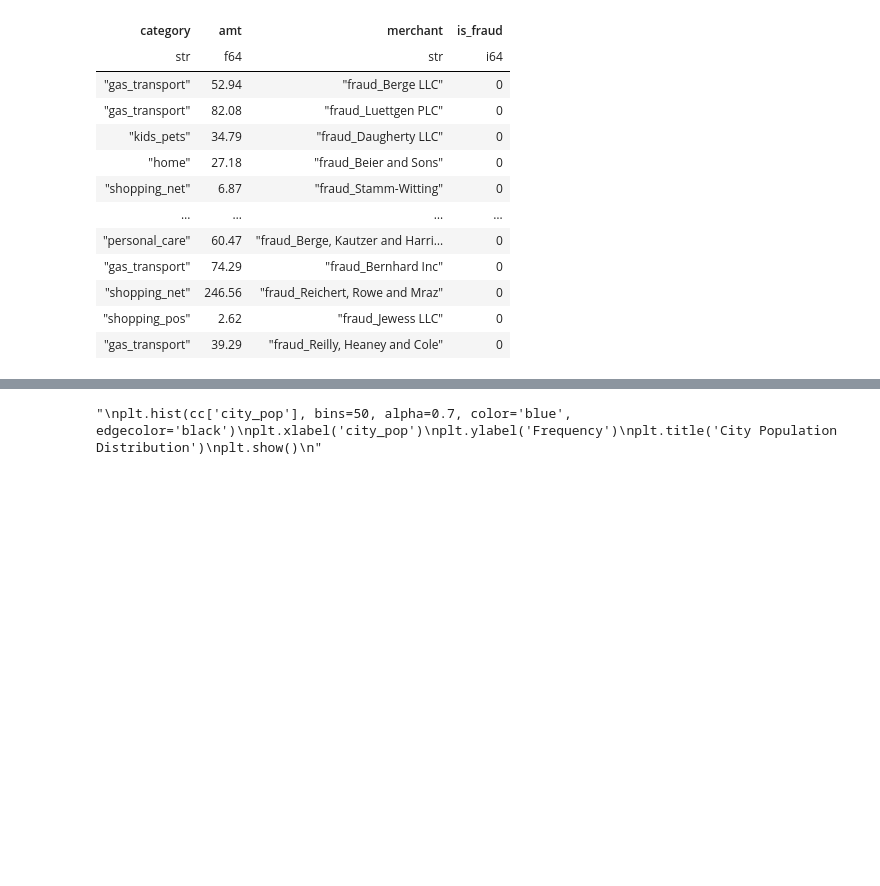
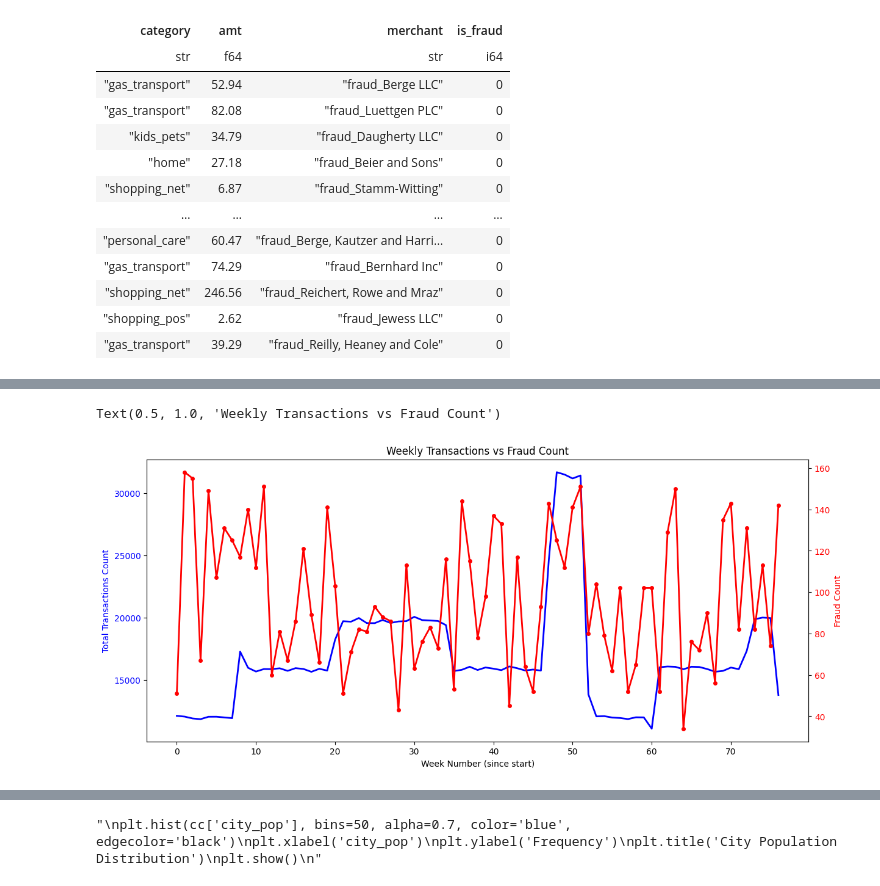
Before and after one commit to arnopopanda-UWM/ML-UWM-April-26, a Jupyter notebook: CC_Fraud_v2.ipynb, the cells around one changed output, grey strips where cells are left out. Drawn from its saved outputs; the diff is of its cells as text; code cells hidden in the pictures; blank space fills up the shorter version.

```diff
--- a/CC_Fraud_v2.ipynb
+++ b/CC_Fraud_v2.ipynb
@@ -286,0 +289,41 @@ shape: (1_233_388, 4)
+# %%
+# Since we got labeled data we can check the Time Series of fraud activity (at least for this data, the reality might be different with unlabeled data):
+cc = cc.with_columns([
+    pl.col('trans_date_trans_time').dt.date().alias('trans_date'),
+    pl.col('trans_date_trans_time').dt.week().alias('trans_week'),
+    pl.col('trans_date_trans_time').dt.year().alias('trans_year'),
+])
+
+min_date = cc['trans_date'].min()
+
+# weeks since start
+cc = cc.with_columns(
+    ((pl.col('trans_date') - min_date).dt.total_days() / 7).floor().cast(pl.Int32).alias('week_index')
+)
+
+# Aggregation weekly data
+weekly_stats = cc.group_by(['week_index']).agg([
+    pl.len().alias('total_transactions'),
+    pl.col('is_fraud').sum().alias('fraud_count'),
+    (pl.col('is_fraud').sum() / pl.len() * 100).alias('fraud_percentage')
+]).sort(['week_index'])
+# %%
+# Plot using week_index
+fig, ax1 = plt.subplots(figsize=(14, 6))
+
+ax1.plot(weekly_stats['week_index'], weekly_stats['total_transactions'],
+         label='Total Transactions', color='blue', linewidth=2)
+ax1.set_xlabel('Week Number (since start)')
+ax1.set_ylabel('Total Transactions Count', color='blue')
+ax1.tick_params(axis='y', labelcolor='blue')
+
+ax2 = ax1.twinx()
+ax2.plot(weekly_stats['week_index'], weekly_stats['fraud_count'],
+         label='Fraud Count', color='red', linewidth=2, marker='o', markersize=4)
+ax2.set_ylabel('Fraud Count', color='red')
+ax2.tick_params(axis='y', labelcolor='red')
+
+plt.title('Weekly Transactions vs Fraud Count')
+# %% [output]
+Text(0.5, 1.0, 'Weekly Transactions vs Fraud Count')
+[figure, added]
```
Also changed, not shown: parts of 40 cells of this notebook.
